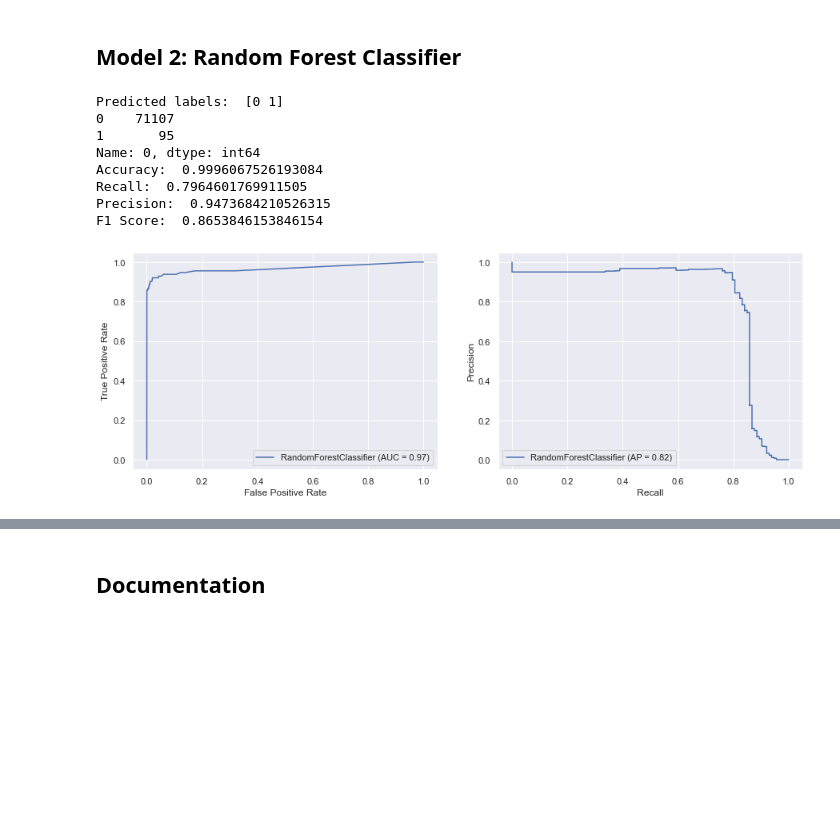
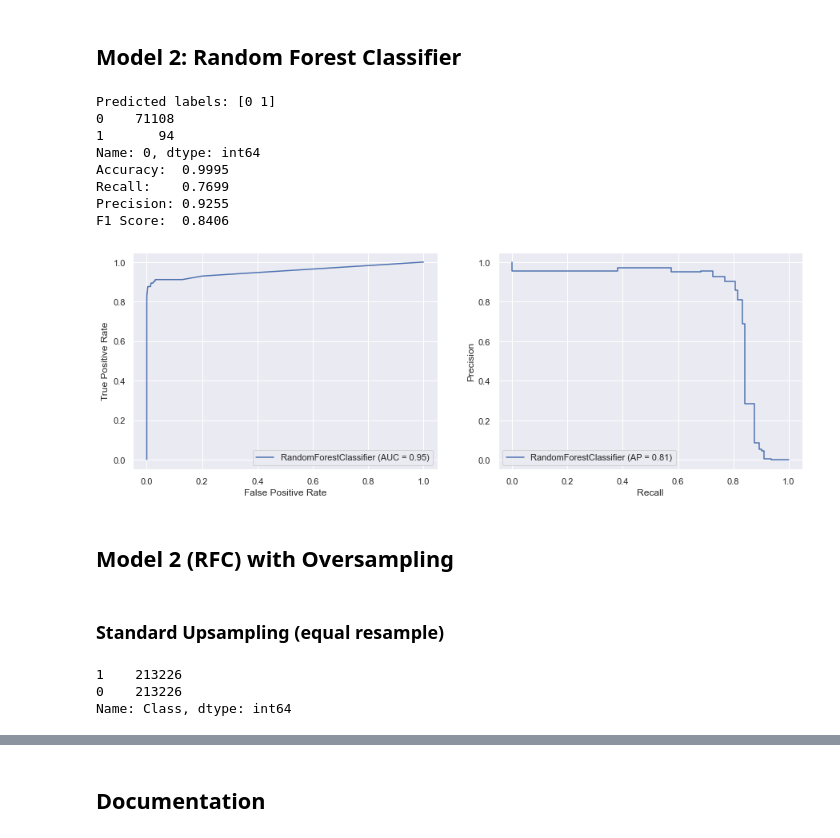
Before and after one commit to chrisjm/Credit-Card-Fraud-Analysis, a Jupyter notebook: notebooks/Capstone Two - Credit Card Fraud.ipynb, the cells around one changed output, grey strips where cells are left out. Drawn from its saved outputs; the diff is of its cells as text; code cells hidden in the pictures; blank space fills up the shorter version.

```diff
--- a/notebooks/Capstone Two - Credit Card Fraud.ipynb
+++ b/notebooks/Capstone Two - Credit Card Fraud.ipynb
@@ -338,26 +334,51 @@ F1 Score:  0.6262626262626262
 # %%
 from sklearn.ensemble import RandomForestClassifier
 
-model2 = RandomForestClassifier(max_depth=10, n_estimators=10).fit(X_train, y_train)
+# Fit and predict
+model2 = RandomForestClassifier(max_depth=20, n_estimators=10, random_state=42).fit(X_train, y_train)
 model2_pred = model2.predict(X_test)
-model2_df = pd.DataFrame(model2_pred)
+
+# Evaluate
+metrics(model2, model2_pred, y_test)
+metrics_plots(model2, X_test, y_test)
+# %% [output]
+Predicted labels: [0 1]
+0    71108
+1       94
+Name: 0, dtype: int64
+Accuracy:  0.9995
+Recall:    0.7699
+Precision: 0.9255
+F1 Score:  0.8406
+[figure, added]
-# %%
-print('Predicted labels: ', (np.unique(model2_pred)))
-print(model2_df[0].value_counts())
-print('Accuracy: ', accuracy_score(y_test, model2_pred))
-print('Recall: ', recall_score(y_test, model2_pred))
-print('Precision: ', precision_score(y_test, model2_pred))
-print('F1 Score: ', f1_score(y_test, model2_pred))
-# %% [output]
-Predicted labels:  [0 1]
-0    71107
-1       95
-Name: 0, dtype: int64
-Accuracy:  0.9996067526193084
-Recall:  0.7964601769911505
-Precision:  0.9473684210526315
-F1 Score:  0.8653846153846154
-# %%
-evaluation(model2, X_test, y_test)
-# %% [output]
-[figure, removed]
+# %% [markdown]
+## Model 2 (RFC) with Oversampling
+# %% [markdown]
+### Standard Upsampling (equal resample)
+# %%
+from sklearn.utils import resample
+
+# Reset split
+X = df.drop('Class', axis=1)
+y = df.Class
+X_train, X_test, y_train, y_test = train_test_split(X, y, test_size=0.25, random_state=42)
+
+# Concatenate training data back together
+X = pd.concat([X_train, y_train], axis=1)
+
+# Separate minority and majority classes
+not_fraud = X[X.Class == 0]
+fraud = X[X.Class == 1]
+
+# Upsample minority class (fraud)
+fraud_upsampled = resample(fraud, replace=True, n_samples=len(not_fraud), random_state=42)
+
+# Combine majority and upsampled minority
+upsampled = pd.concat([not_fraud, fraud_upsampled])
+
+# Check new class counts
+upsampled.Class.value_counts()
+# %% [output]
+1    213226
+0    213226
+Name: Class, dtype: int64
```
Also changed, not shown: parts of 19 cells of this notebook.
